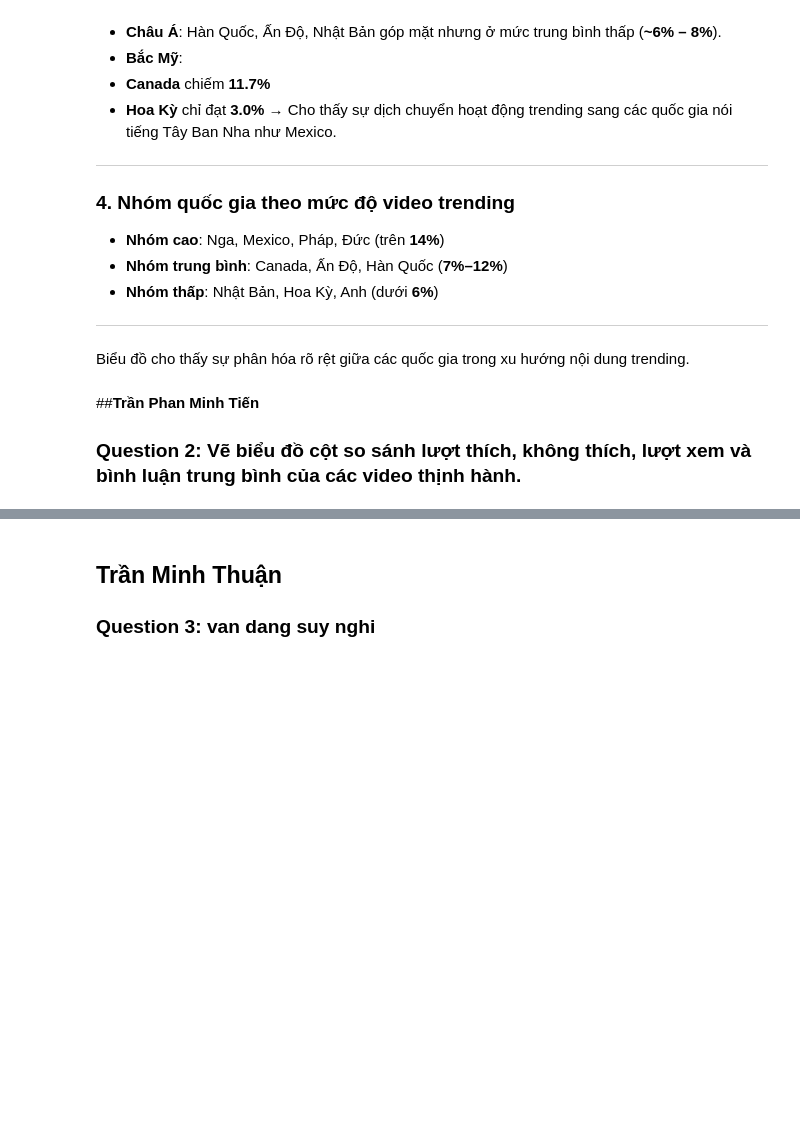
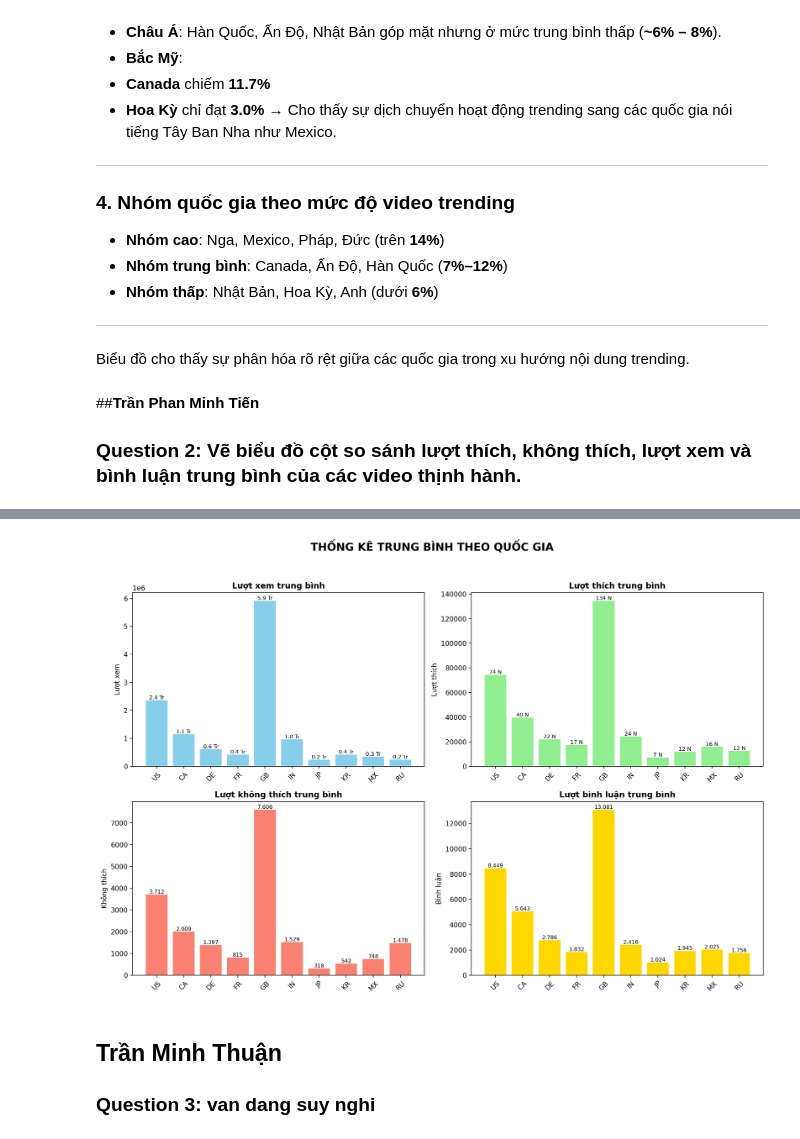
Before and after one commit to YumeSoft/Youtube-Data-Analysis-Project, a Jupyter notebook: Project_DA_cuối_kỳ.ipynb, the cells around one changed output, grey strips where cells are left out. Saved outputs shown, nothing was run; the diff lists cells and outputs as text; code cells hidden in the pictures; blank space fills up the shorter version.

```diff
--- a/Project_DA_cuối_kỳ.ipynb
+++ b/Project_DA_cuối_kỳ.ipynb
@@ -1001,0 +798,70 @@ Top 5 theo Lượt thích TB:
+# %%
+import pandas as pd
+import matplotlib.pyplot as plt
+import seaborn as sns
+
+plt.style.use('default')
+sns.set_palette('husl')
+
+# Quốc gia cần phân tích
+countries = ['US', 'CA', 'DE', 'FR', 'GB', 'IN', 'JP', 'KR', 'MX', 'RU']
+
+# Tổng hợp dữ liệu
+summary = []
+
+for country in countries:
+    df = dataframes[country]
+    avg_views = df['views'].mean()
+    avg_likes = df['likes'].mean()
+    avg_dislikes = df['dislikes'].mean()
+    avg_comments = df['comment_count'].mean()
+    total_videos = len(df)
+
+    print(f"\n[{country}]")
+    print(f"Số video: {total_videos:,}")
+    print(f"Lượt xem TB: {avg_views:,.0f}")
+    print(f"Lượt thích TB: {avg_likes:,.0f}")
+    print(f"Lượt không thích TB: {avg_dislikes:,.0f}")
+    print(f"Lượt bình luận TB: {avg_comments:,.0f}")
+
+    summary.append({
+        'Quốc gia': country,
+        'Lượt xem TB': avg_views,
+        'Lượt thích TB': avg_likes,
+        'Lượt không thích TB': avg_dislikes,
+        'Lượt bình luận TB': avg_comments,
+        'Số video': total_videos
+    })
+
+# Tạo DataFrame tổng hợp
+df_summary = pd.DataFrame(summary)
+
+# Hiển thị bảng số liệu
+print("\n" + "="*50)
+print("BẢNG SỐ LIỆU TRUNG BÌNH THEO QUỐC GIA")
+print("="*50)
+print(df_summary.round(2).to_string(index=False))
+
+# Vẽ biểu đồ
+fig, axes = plt.subplots(2, 2, figsize=(14, 10))
+fig.suptitle('THỐNG KÊ TRUNG BÌNH THEO QUỐC GIA', fontsize=16, fontweight='bold')
+
+def draw(ax, col, color, title, ylabel, fmt=None):
+    bars = ax.bar(df_summary['Quốc gia'], df_summary[col], color=color)
+    ax.set_title(title, fontweight='bold')
+    ax.set_ylabel(ylabel)
+    ax.tick_params(axis='x', rotation=45)
+    for bar in bars:
+        val = bar.get_height()
+        label = fmt(val) if fmt else f'{val:,.0f}'.replace(',', '.')
+        ax.text(bar.get_x() + bar.get_width()/2, val, label, ha='center', va='bottom', fontsize=8)
+
+# Vẽ các biểu đồ với nhãn tiếng Việt
+draw(axes[0, 0], 'Lượt xem TB', 'skyblue', 'Lượt xem trung bình', 'Lượt xem', lambda x: f'{x/1e6:.1f} Tr')
+draw(axes[0, 1], 'Lượt thích TB', 'lightgreen', 'Lượt thích trung bình', 'Lượt thích', lambda x: f'{x/1e3:.0f} N')
+draw(axes[1, 0], 'Lượt không thích TB', 'salmon', 'Lượt không thích trung bình', 'Không thích')
+draw(axes[1, 1], 'Lượt bình luận TB', 'gold', 'Lượt bình luận trung bình', 'Bình luận')
+
+plt.tight_layout(rect=[0, 0.03, 1, 0.95])  # Chừa chỗ cho tiêu đề
+plt.show()
+# %% [output]
@@ -1002,3 +885,4 @@ Top 5 theo Lượt thích TB:
+[figure, added]
 # %% [markdown]
 ## **Trần Minh Thuận**
 
```
Also changed, not shown: parts of 3 cells of this notebook.
